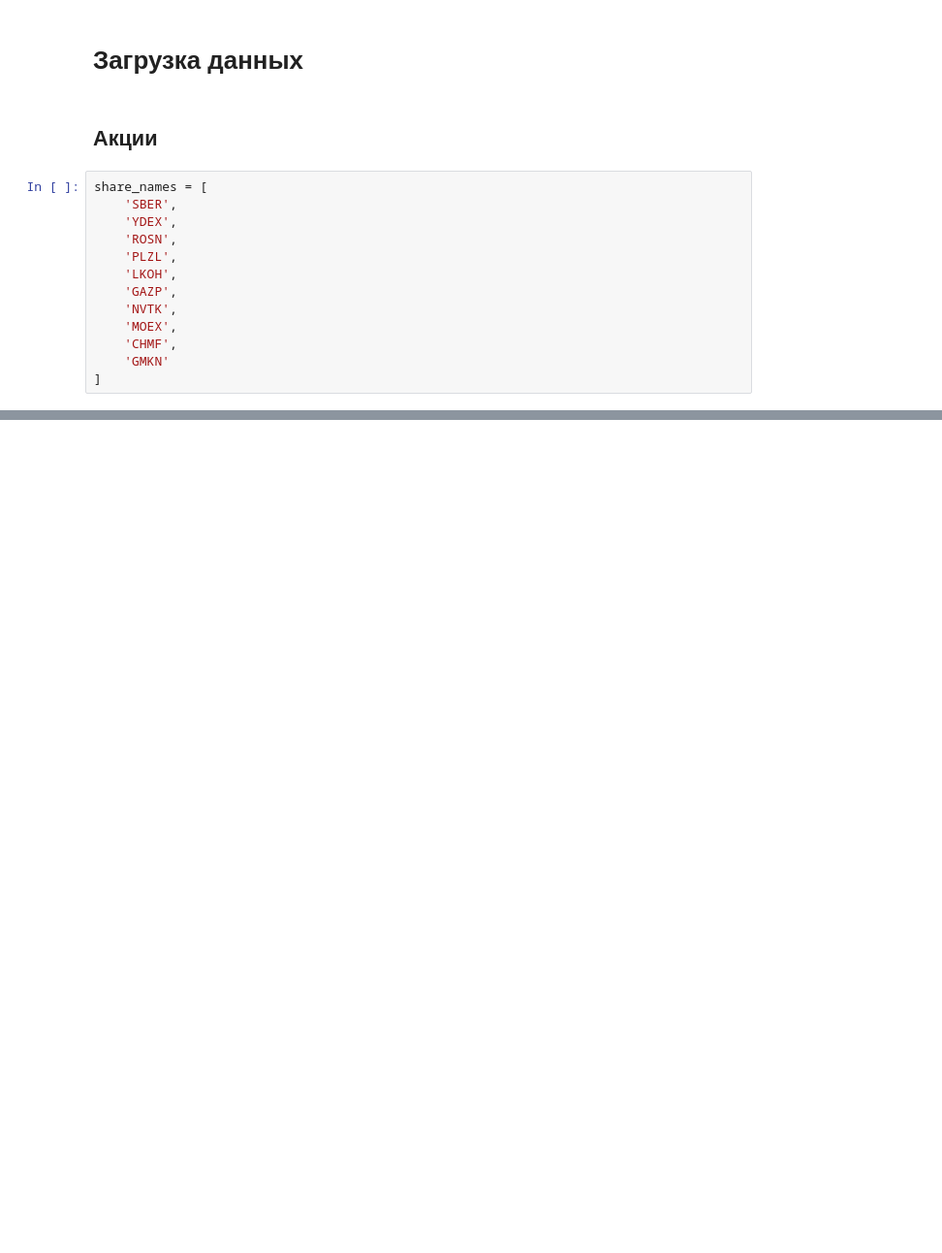
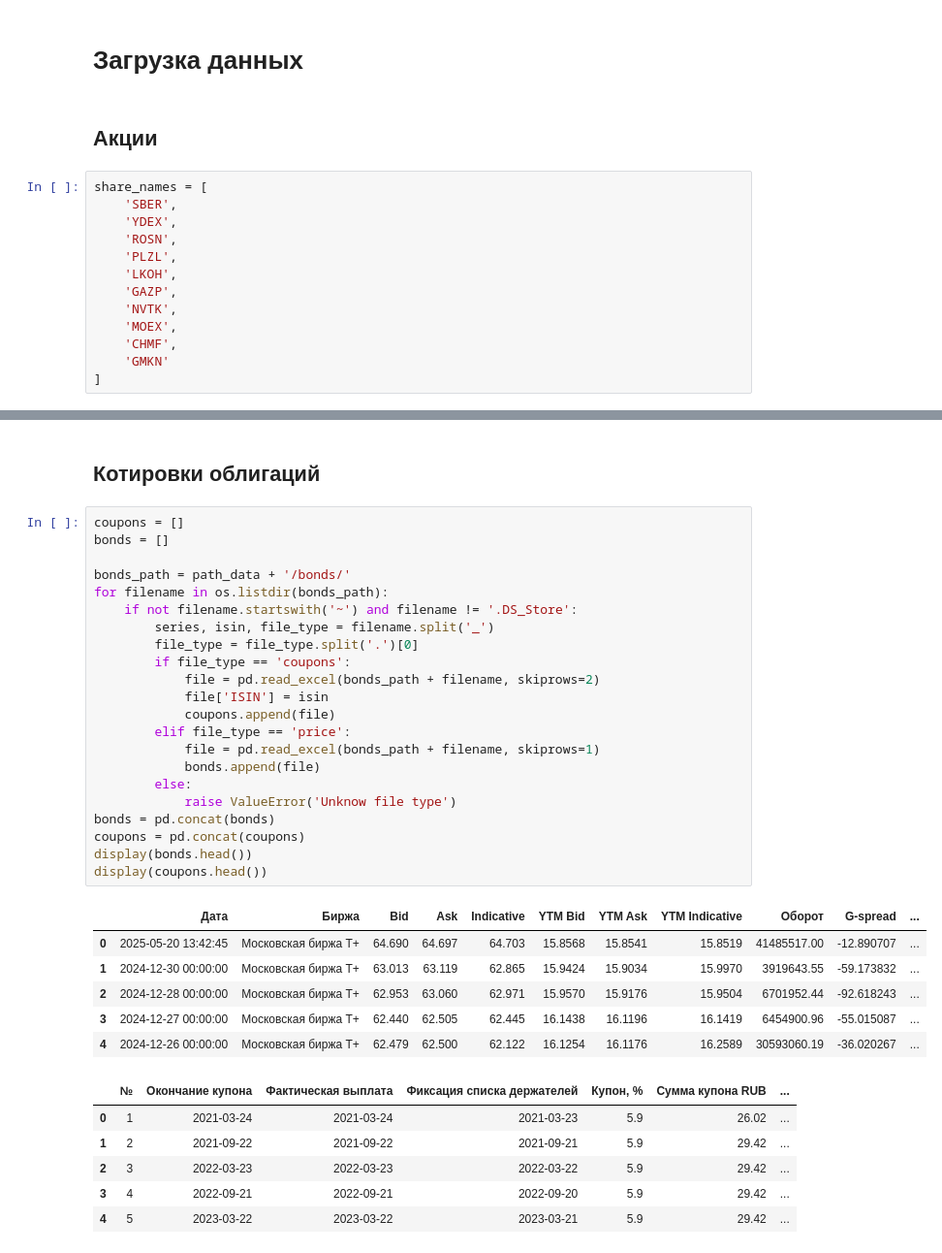
Before and after one commit to seemsGoodNow/risk_management_2, a Jupyter notebook: project.ipynb, the cells around one changed output, grey strips where cells are left out. Shown at 97% size. Saved outputs shown, nothing was run; the diff lists cells and outputs as text; blank space fills up the shorter version.

```diff
--- a/project.ipynb
+++ b/project.ipynb
@@ -104,0 +247,37 @@ plt.show()
+# %% [markdown]
+## Котировки облигаций
+# %%
+coupons = []
+bonds = []
+
+bonds_path = path_data + '/bonds/'
+for filename in os.listdir(bonds_path):
+    if not filename.startswith('~') and filename != '.DS_Store':
+        series, isin, file_type = filename.split('_')
+        file_type = file_type.split('.')[0]
+        if file_type == 'coupons':
+            file = pd.read_excel(bonds_path + filename, skiprows=2)
+            file['ISIN'] = isin
+            coupons.append(file)
+        elif file_type == 'price':
+            file = pd.read_excel(bonds_path + filename, skiprows=1)
+            bonds.append(file)
+        else:
+            raise ValueError('Unknow file type')
+bonds = pd.concat(bonds)
+coupons = pd.concat(coupons)
+display(bonds.head())
+display(coupons.head())
+# %% [output]
+|  | Дата | Биржа | Bid | Ask | Indicative | YTM Bid | YTM Ask | YTM Indicative | Оборот | G-spread | ... |
+| 0 | 2025-05-20 13:42:45 | Московская биржа Т+ | 64.690 | 64.697 | 64.703 | 15.8568 | 15.8541 | 15.8519 | 41485517.00 | -12.890707 | ... |
+| 1 | 2024-12-30 00:00:00 | Московская биржа Т+ | 63.013 | 63.119 | 62.865 | 15.9424 | 15.9034 | 15.9970 | 3919643.55 | -59.173832 | ... |
+| 2 | 2024-12-28 00:00:00 | Московская биржа Т+ | 62.953 | 63.060 | 62.971 | 15.9570 | 15.9176 | 15.9504 | 6701952.44 | -92.618243 | ... |
+| 3 | 2024-12-27 00:00:00 | Московская биржа Т+ | 62.440 | 62.505 | 62.445 | 16.1438 | 16.1196 | 16.1419 | 6454900.96 | -55.015087 | ... |
+| 4 | 2024-12-26 00:00:00 | Московская биржа Т+ | 62.479 | 62.500 | 62.122 | 16.1254 | 16.1176 | 16.2589 | 30593060.19 | -36.020267 | ... |
+|  | № | Окончание купона | Фактическая выплата | Фиксация списка держателей | Купон, % | Сумма купона RUB | ... |
+| 0 | 1 | 2021-03-24 | 2021-03-24 | 2021-03-23 | 5.9 | 26.02 | ... |
+| 1 | 2 | 2021-09-22 | 2021-09-22 | 2021-09-21 | 5.9 | 29.42 | ... |
+| 2 | 3 | 2022-03-23 | 2022-03-23 | 2022-03-22 | 5.9 | 29.42 | ... |
+| 3 | 4 | 2022-09-21 | 2022-09-21 | 2022-09-20 | 5.9 | 29.42 | ... |
+| 4 | 5 | 2023-03-22 | 2023-03-22 | 2023-03-21 | 5.9 | 29.42 | ... |
```
Also changed, not shown: parts of 11 cells of this notebook, 11 other files.
